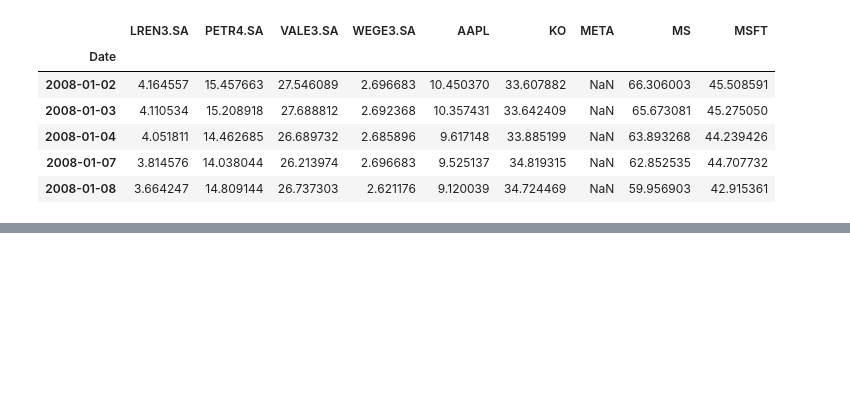
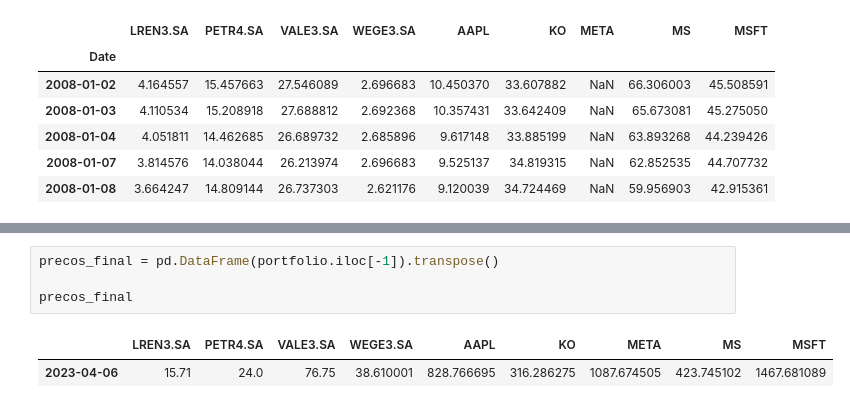
Before and after one commit to matheuslbrito/Estudos, a Jupyter notebook: ExercícioMentoria2.ipynb, the cells around one changed output, grey strips where cells are left out. Saved outputs shown, nothing was run; the diff lists cells and outputs as text; blank space fills up the shorter version.

```diff
--- a/ExercícioMentoria2.ipynb
+++ b/ExercícioMentoria2.ipynb
@@ -287,0 +322,7 @@ portfolio.tail()
+# %%
+precos_final = pd.DataFrame(portfolio.iloc[-1]).transpose()
+
+precos_final
+# %% [output]
+|  | LREN3.SA | PETR4.SA | VALE3.SA | WEGE3.SA | AAPL | KO | META | MS | MSFT |
+| 2023-04-06 | 15.71 | 24.0 | 76.75 | 38.610001 | 828.766695 | 316.286275 | 1087.674505 | 423.745102 | 1467.681089 |
```
Also changed, not shown: parts of 16 cells of this notebook.
